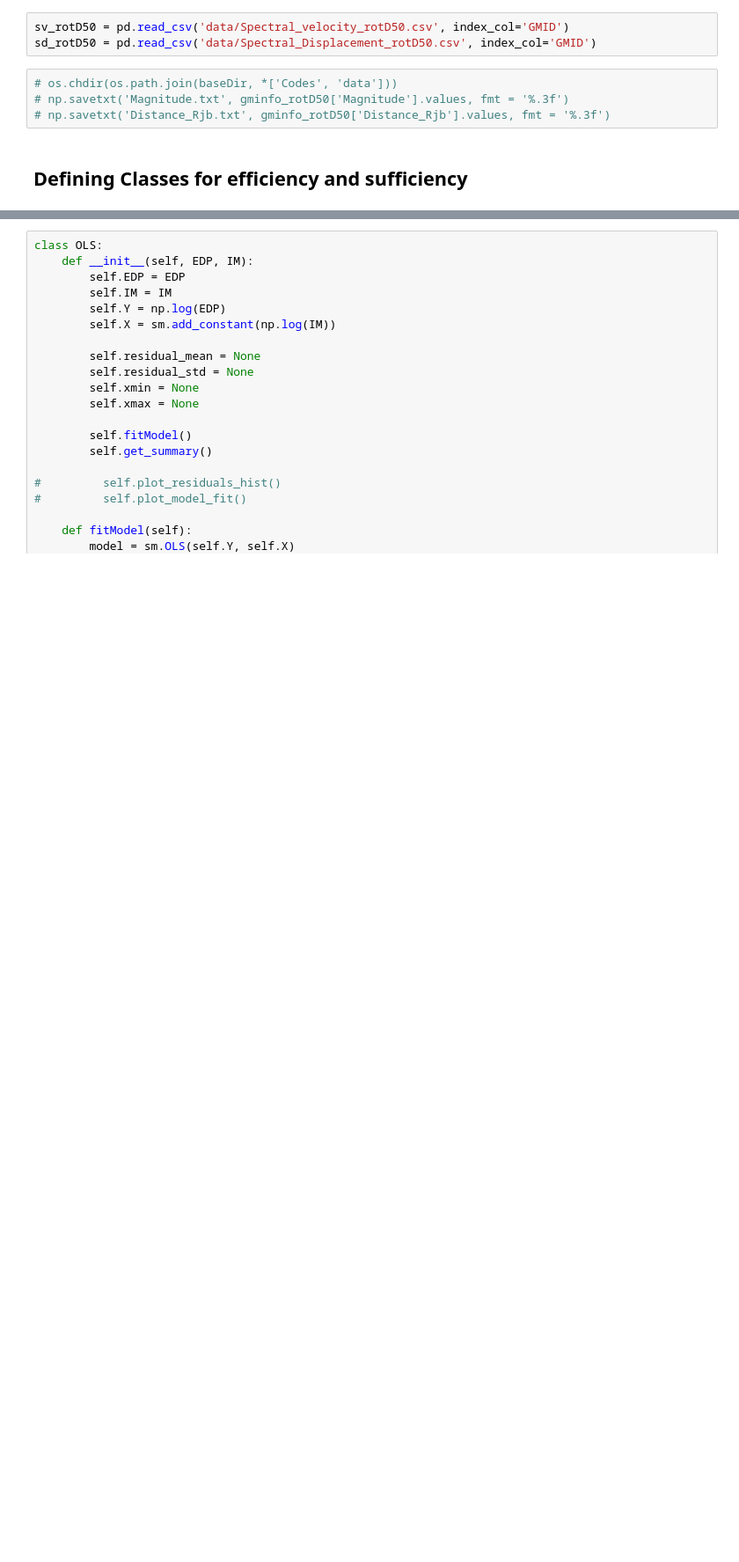
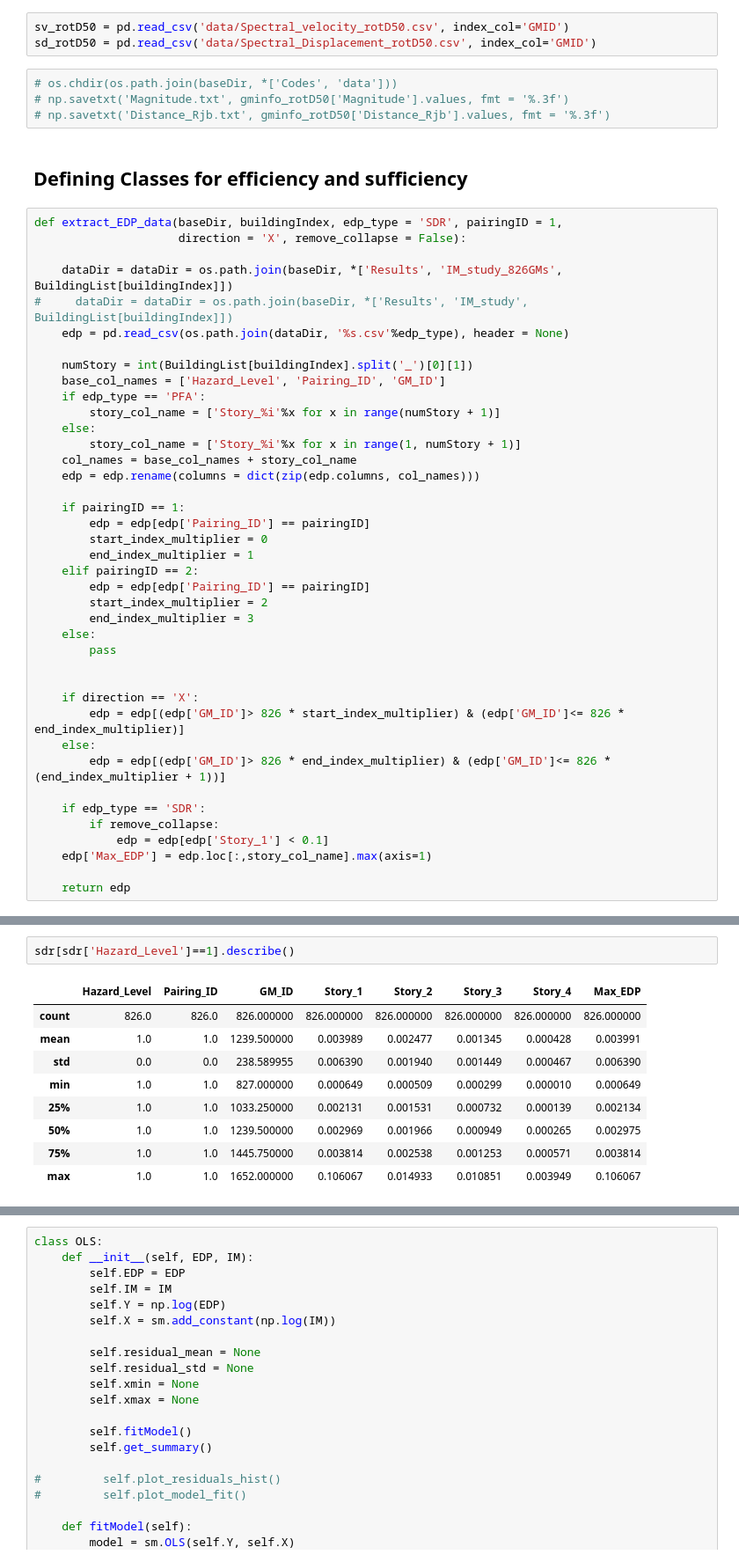
Before and after one commit to laxmandahal/IM_Study, a Jupyter notebook: EDA_EDPs.ipynb, the cells around one changed output, grey strips where cells are left out. Shown at 88% size. Cells and saved outputs as stored; diff of their text form; blank space fills up the shorter version.

```diff
--- a/EDA_EDPs.ipynb
+++ b/EDA_EDPs.ipynb
@@ -91,3 +97,43 @@ sd_rotD50 = pd.read_csv('data/Spectral_Displacement_rotD50.csv', index_col='GMID
 # np.savetxt('Distance_Rjb.txt', gminfo_rotD50['Distance_Rjb'].values, fmt = '%.3f')
 # %% [markdown]
 ## Defining Classes for efficiency and sufficiency
+# %%
+def extract_EDP_data(baseDir, buildingIndex, edp_type = 'SDR', pairingID = 1,
+                     direction = 'X', remove_collapse = False):
+
+    dataDir = dataDir = os.path.join(baseDir, *['Results', 'IM_study_826GMs', BuildingList[buildingIndex]])
+#     dataDir = dataDir = os.path.join(baseDir, *['Results', 'IM_study', BuildingList[buildingIndex]])
+    edp = pd.read_csv(os.path.join(dataDir, '%s.csv'%edp_type), header = None)
+
+    numStory = int(BuildingList[buildingIndex].split('_')[0][1])
+    base_col_names = ['Hazard_Level', 'Pairing_ID', 'GM_ID']
+    if edp_type == 'PFA':
+        story_col_name = ['Story_%i'%x for x in range(numStory + 1)]
+    else:
+        story_col_name = ['Story_%i'%x for x in range(1, numStory + 1)]
+    col_names = base_col_names + story_col_name
+    edp = edp.rename(columns = dict(zip(edp.columns, col_names)))
+
+    if pairingID == 1:
+        edp = edp[edp['Pairing_ID'] == pairingID]
+        start_index_multiplier = 0
+        end_index_multiplier = 1
+    elif pairingID == 2:
+        edp = edp[edp['Pairing_ID'] == pairingID]
+        start_index_multiplier = 2
+        end_index_multiplier = 3
+    else:
+        pass
+
+
+    if direction == 'X':
+        edp = edp[(edp['GM_ID']> 826 * start_index_multiplier) & (edp['GM_ID']<= 826 * end_index_multiplier)]
+    else:
+        edp = edp[(edp['GM_ID']> 826 * end_index_multiplier) & (edp['GM_ID']<= 826 * (end_index_multiplier + 1))]
+
+    if edp_type == 'SDR':
+        if remove_collapse:
+            edp = edp[edp['Story_1'] < 0.1]
+    edp['Max_EDP'] = edp.loc[:,story_col_name].max(axis=1)
+
+    return edp
@@ -93,0 +150,12 @@ sd_rotD50 = pd.read_csv('data/Spectral_Displacement_rotD50.csv', index_col='GMID
+# %%
+sdr[sdr['Hazard_Level']==1].describe()
+# %% [output]
+|  | Hazard_Level | Pairing_ID | GM_ID | Story_1 | Story_2 | Story_3 | Story_4 | Max_EDP |
+| count | 826.0 | 826.0 | 826.000000 | 826.000000 | 826.000000 | 826.000000 | 826.000000 | 826.000000 |
+| mean | 1.0 | 1.0 | 1239.500000 | 0.003989 | 0.002477 | 0.001345 | 0.000428 | 0.003991 |
+| std | 0.0 | 0.0 | 238.589955 | 0.006390 | 0.001940 | 0.001449 | 0.000467 | 0.006390 |
+| min | 1.0 | 1.0 | 827.000000 | 0.000649 | 0.000509 | 0.000299 | 0.000010 | 0.000649 |
+| 25% | 1.0 | 1.0 | 1033.250000 | 0.002131 | 0.001531 | 0.000732 | 0.000139 | 0.002134 |
+| 50% | 1.0 | 1.0 | 1239.500000 | 0.002969 | 0.001966 | 0.000949 | 0.000265 | 0.002975 |
+| 75% | 1.0 | 1.0 | 1445.750000 | 0.003814 | 0.002538 | 0.001253 | 0.000571 | 0.003814 |
+| max | 1.0 | 1.0 | 1652.000000 | 0.106067 | 0.014933 | 0.010851 | 0.003949 | 0.106067 |
```
Also changed, not shown: parts of 59 cells of this notebook, 16 other files.
